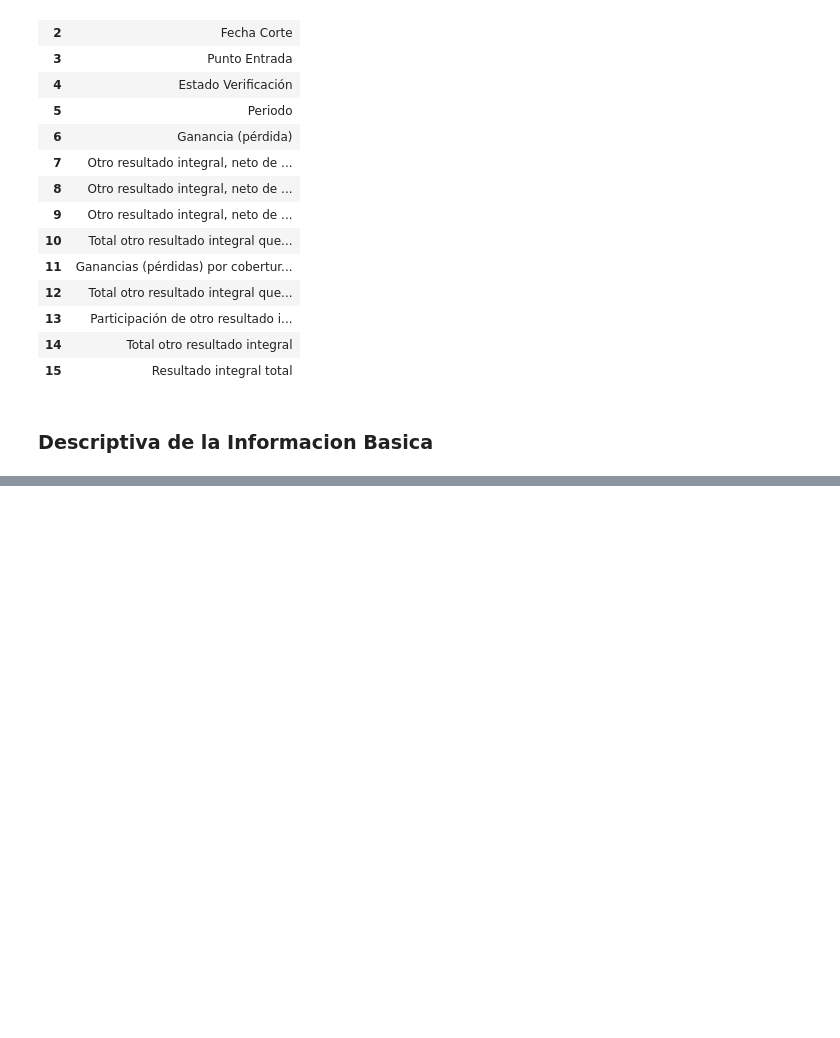
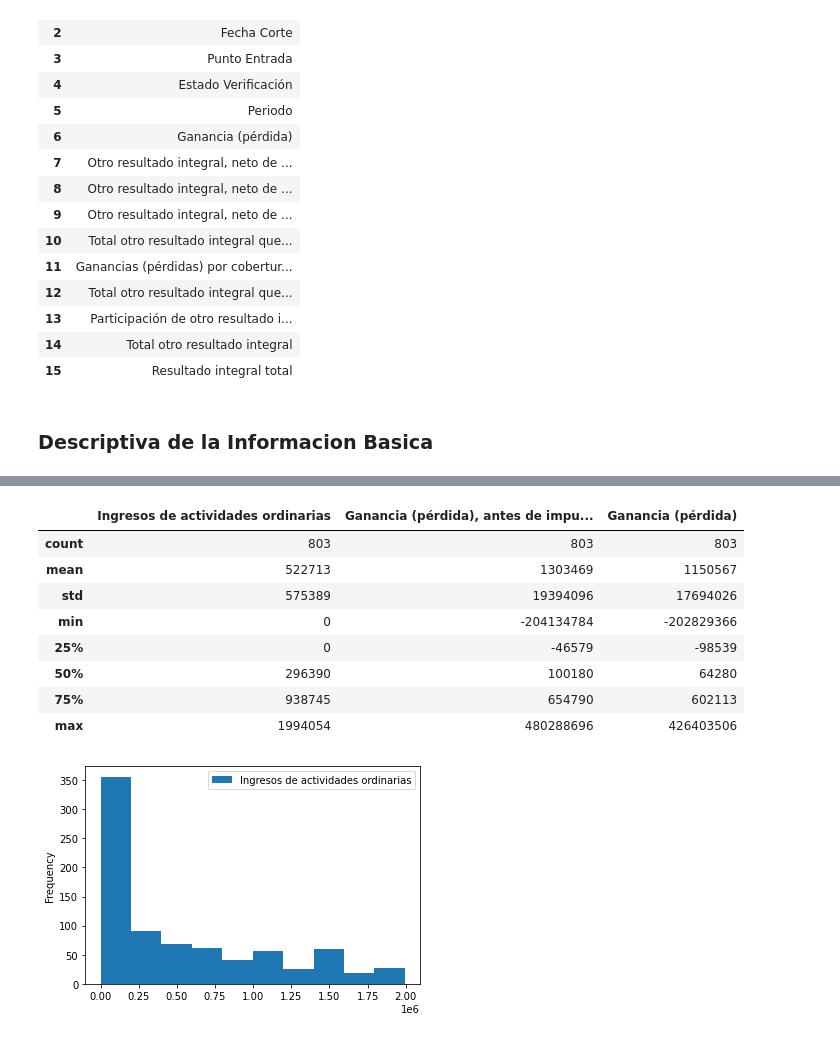
Before and after one commit to Grogu1992/ScoringPJ, a Jupyter notebook: IDA - ScoringPJ.ipynb, the cells around one changed output, grey strips where cells are left out. Cells and saved outputs as stored; diff of their text form; code cells hidden in the pictures; blank space fills up the shorter version.

```diff
--- a/IDA - ScoringPJ.ipynb
+++ b/IDA - ScoringPJ.ipynb
@@ -163 +177,15 @@ ERI[(ERI['Ingresos de actividades ordinarias']<=2000000) & (ERI['Periodo']=='Per
+# %%
+ERI['Ingresos de actividades ordinarias'][(ERI['Ingresos de actividades ordinarias']<=2000000) & (ERI['Periodo']=='Periodo Anterior')].plot.hist(bins=10, legend = True)
+ERI[['Ingresos de actividades ordinarias','Ganancia (pérdida), antes de impuestos','Ganancia (pérdida)']][(ERI['Ingresos de actividades ordinarias']<=2000000) & (ERI['Periodo']=='Periodo Anterior')].describe()
+# %% [output]
+|  | Ingresos de actividades ordinarias | Ganancia (pérdida), antes de impu... | Ganancia (pérdida) |
+| count | 803 | 803 | 803 |
+| mean | 522713 | 1303469 | 1150567 |
+| std | 575389 | 19394096 | 17694026 |
+| min | 0 | -204134784 | -202829366 |
+| 25% | 0 | -46579 | -98539 |
+| 50% | 296390 | 100180 | 64280 |
+| 75% | 938745 | 654790 | 602113 |
+| max | 1994054 | 480288696 | 426403506 |
+[figure, added]
 # %%
```
Also changed, not shown: parts of 8 cells of this notebook.
